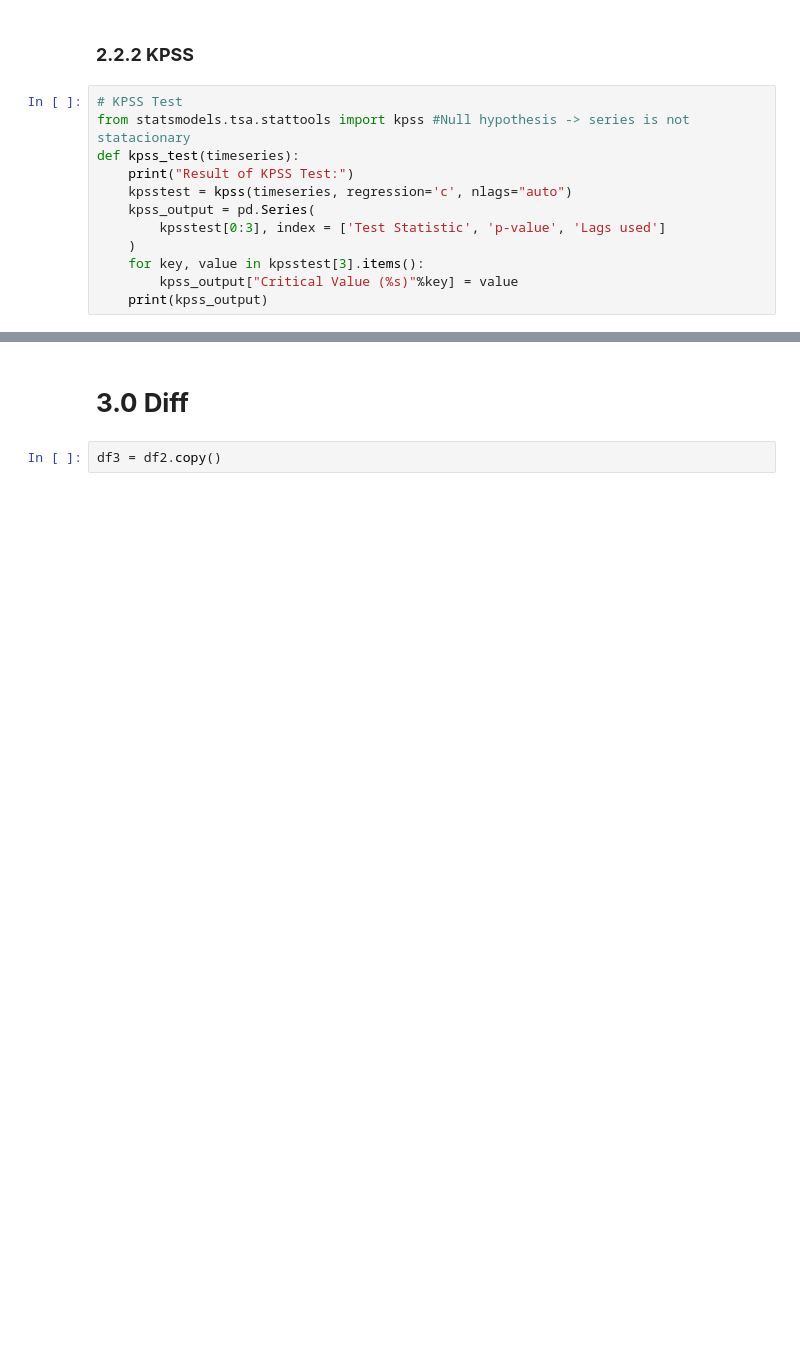
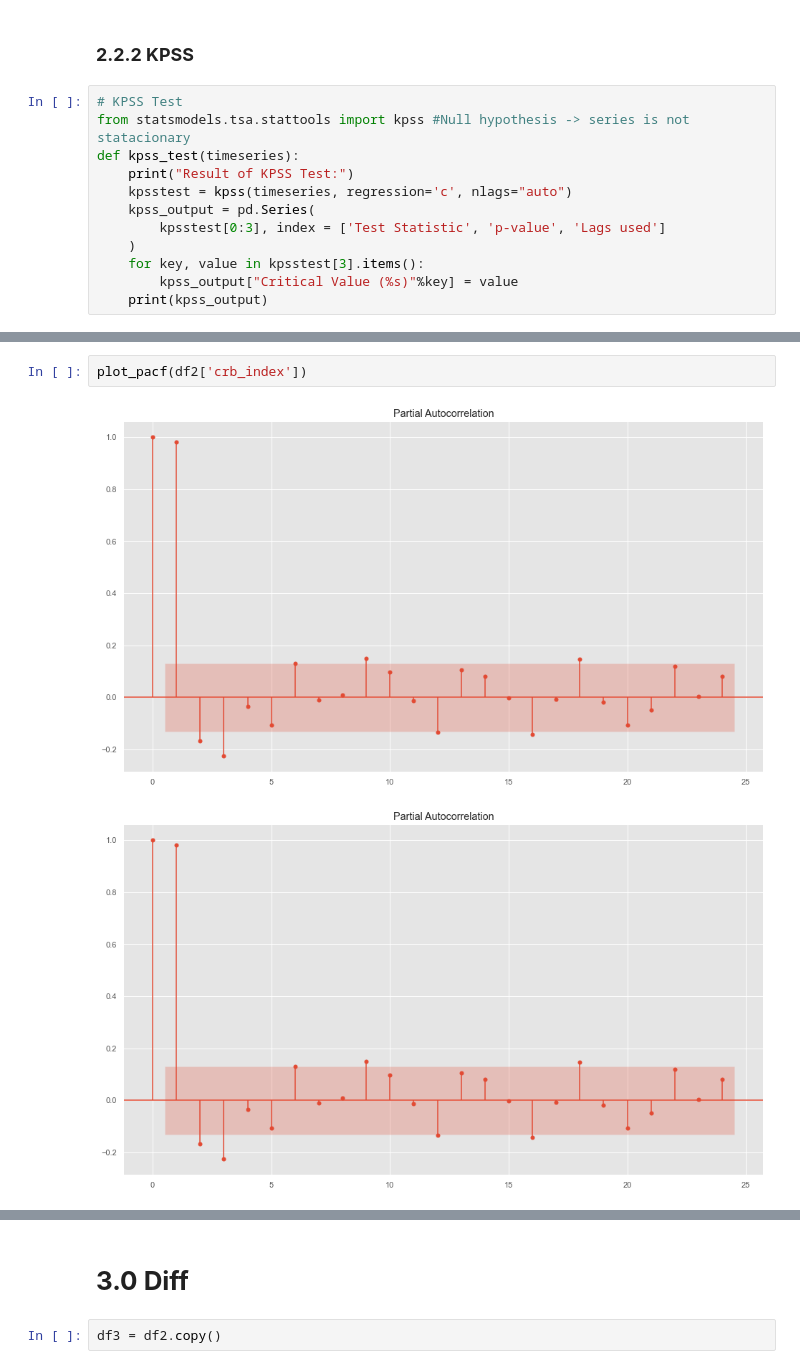
Before and after one commit to joaovictordesouzaduarte/var_model, a Jupyter notebook: notebook/var_forecasting.ipynb, the cells around one changed output, grey strips where cells are left out. Cells and saved outputs as stored; diff of their text form; blank space fills up the shorter version.

```diff
--- a/notebook/var_forecasting.ipynb
+++ b/notebook/var_forecasting.ipynb
@@ -315,0 +313,5 @@ look-up table. The actual p-value is smaller than the p-value returned.
+# %%
+plot_pacf(df2['crb_index'])
+# %% [output]
+[figure, added]
+[figure, added]
```
Also changed, not shown: parts of 25 cells of this notebook.
